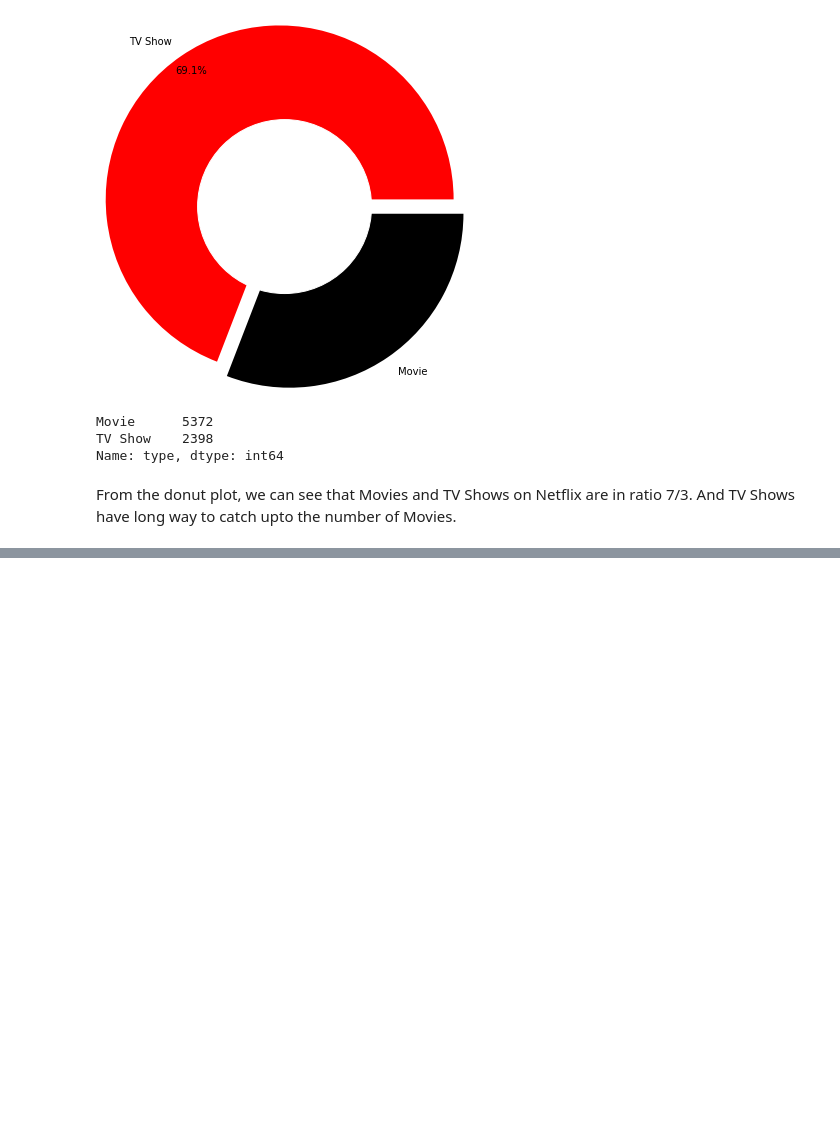
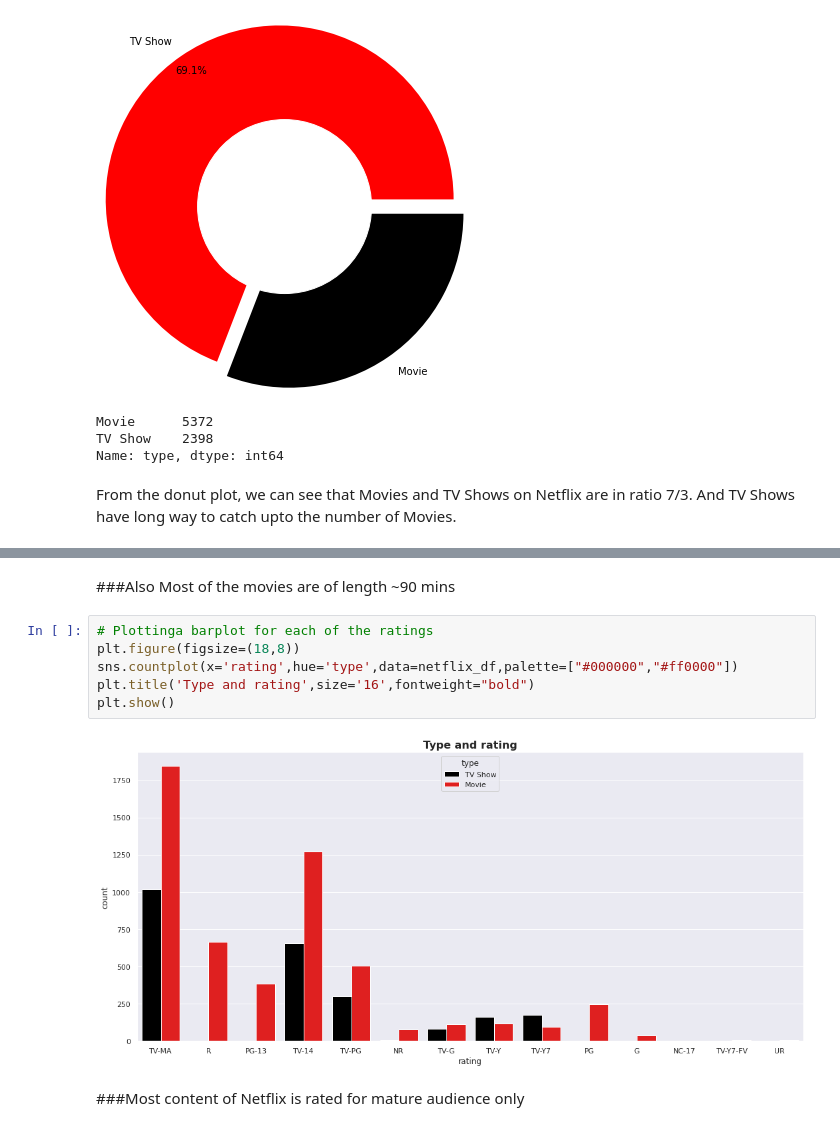
Before and after one commit to prav87654/Clustering-Model--Netflix-TV-shows-and-Movies, a Jupyter notebook: Praveen_S__Clustering_Model.ipynb, the cells around one changed output, grey strips where cells are left out. Drawn from its saved outputs; the diff is of its cells as text; blank space fills up the shorter version.

```diff
--- a/Praveen_S__Clustering_Model.ipynb
+++ b/Praveen_S__Clustering_Model.ipynb
@@ -232,0 +307,12 @@ From the donut plot, we can see that Movies and TV Shows on Netflix are in ratio
+# %% [markdown]
+###Also Most of the movies are of length ~90 mins
+# %%
+# Plottinga barplot for each of the ratings
+plt.figure(figsize=(18,8))
+sns.countplot(x='rating',hue='type',data=netflix_df,palette=["#000000","#ff0000"])
+plt.title('Type and rating',size='16',fontweight="bold")
+plt.show()
+# %% [output]
+[figure, added]
+# %% [markdown]
+###Most content of Netflix is rated for mature audience only
```
Also changed, not shown: parts of 9 cells of this notebook.
